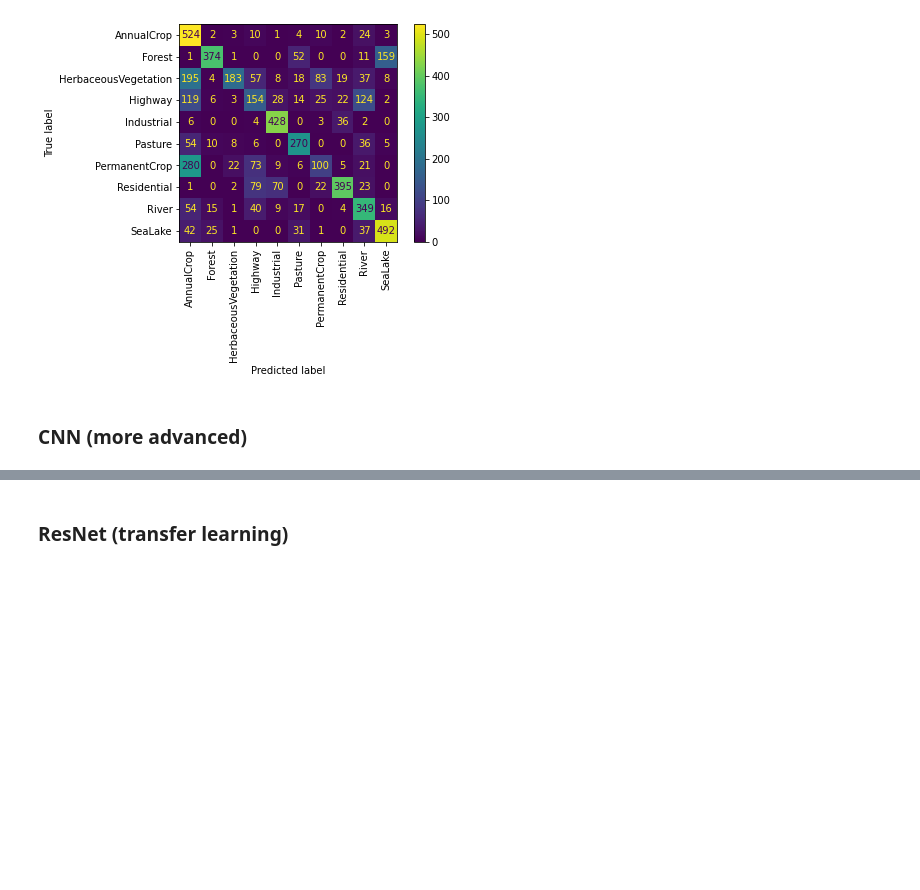
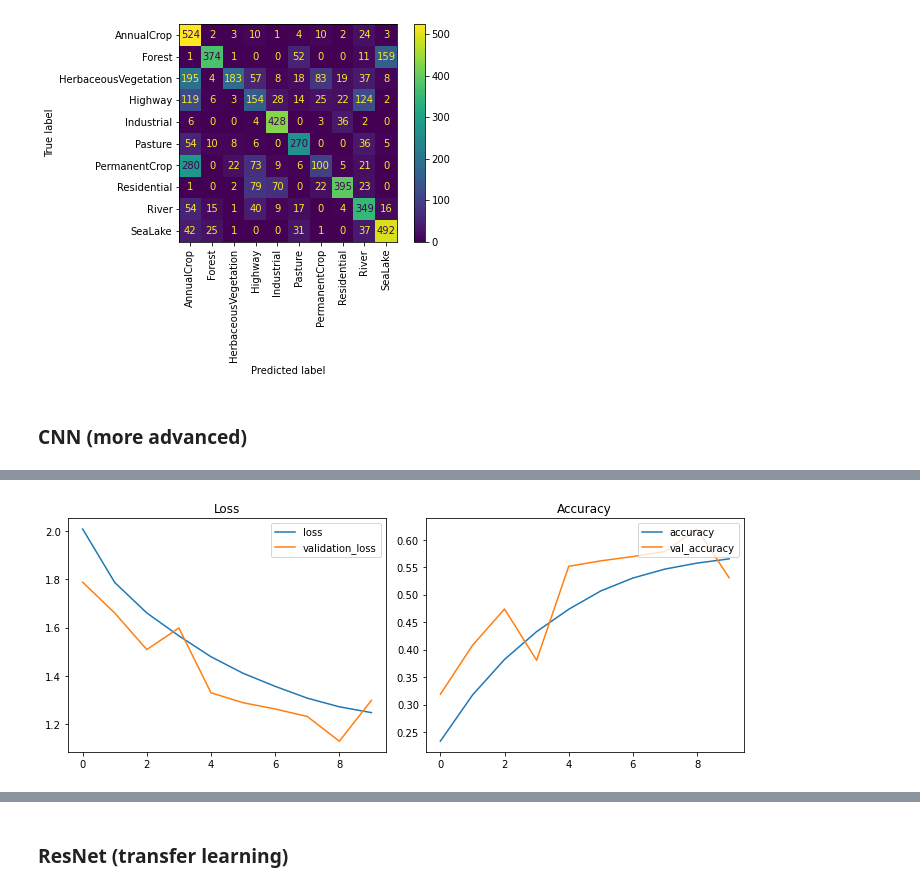
Before and after one commit to lucashoeft/Intelligent-Data-Analysis-2-Project, a Jupyter notebook: Intelligent-Data-Analysis-2-Project.ipynb, the cells around one changed output, grey strips where cells are left out. Cells and saved outputs as stored; diff of their text form; code cells hidden in the pictures; blank space fills up the shorter version.

Commit message:
Compile all models

```diff
--- a/Intelligent-Data-Analysis-2-Project.ipynb
+++ b/Intelligent-Data-Analysis-2-Project.ipynb
@@ -348,0 +368,9 @@ cnnModelAdv.summary()
+# %%
+batch_size = 64
+numEpochs = 10
+
+cnnModelAdv = getAdvancedCNNModel()
+learnHistCNNAdv = cnnModelAdv.fit(X_train_rescaled,oneHotLabelTrain,
+                               validation_data=(X_test_rescaled,oneHotLabelTest),
+                               batch_size=batch_size,
+                               epochs=numEpochs)
@@ -348,0 +398,15 @@ cnnModelAdv.summary()
+# %%
+fig, axes = plt.subplots(nrows=1, ncols=2, figsize=(10, 4))
+axes[0].plot(learnHistCNNAdv.history['loss'], label="loss")
+axes[0].plot(learnHistCNNAdv.history['val_loss'], label="validation_loss")
+axes[0].title.set_text('Loss')
+axes[0].legend(loc="upper right")
+
+axes[1].plot(learnHistCNNAdv.history['accuracy'], label="accuracy")
+axes[1].plot(learnHistCNNAdv.history['val_accuracy'], label="val_accuracy")
+axes[1].title.set_text('Accuracy')
+axes[1].legend(loc="upper right")
+
+fig.tight_layout()
+# %% [output]
+[figure, added]
```
Also changed, not shown: parts of 18 cells of this notebook.
